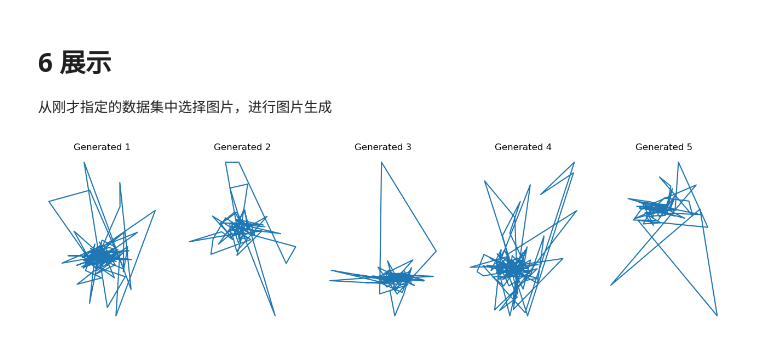
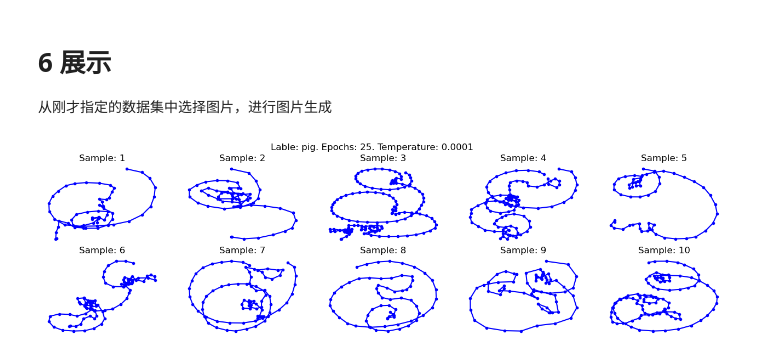
Before and after one commit to CoEric0/LJ_ai_task, a Jupyter notebook: final/SketchRNN.ipynb, the cells around one changed output. Cells and saved outputs as stored; diff of their text form; code cells hidden in the pictures.

```diff
--- a/final/SketchRNN.ipynb
+++ b/final/SketchRNN.ipynb
@@ -8,6 +8,9 @@ import numpy as np
 class Config():
     def __init__(self):
         self.mode = 'train' # train or test
+
+        self.continue_train = False # 是否继续训练
+        self.last_train_epoch = 0 # 上次训练的epoch
 
 
         # 数据的部分特征
@@ -39,14 +42,14 @@ class Config():
         self.grad_clip = 1.0 # 梯度裁剪
         self.batch_size = 100
         self.lr = 0.001
-        self.epoch = 10
+        self.epoch = 5 # 本次训练的epoch
         self.W_kl = 0.5 # kl损失的权重
-        self.temperature = 0.4 #温度参数
+        self.temperature = 0.0001 #温度参数
 
 
         # 测试参数
         self.test_epoch = self.epoch
-        self.gen_num = 5 # 生成的数据数量
+        self.gen_num = 10 # 生成的数据数量
 # %% [markdown]
 # 2 数据
 读入数据，并对数据进行预处理
@@ -541,0 +554,14 @@ class model(nn.Module):
+# %%
+config.mode = 'train'
+my_model = model(config)
+
+# 一些参数调整，根据实际情况选择
+config.continue_train = False
+# config.last_train_epoch = 20
+if config.continue_train:
+    my_model.encoder.load_state_dict(torch.load(f"./saved_model/trained_SRNN_{config.data_lable}_epoch{config.last_train_epoch}_encoder.pth", map_location=config.device))
+    my_model.decoder.load_state_dict(torch.load(f"./saved_model/trained_SRNN_{config.data_lable}_epoch{config.last_train_epoch}_decoder.pth", map_location=config.device))
+
+
+
+my_model.train(config, train_data, val_data)
@@ -544,12 +577,12 @@ class model(nn.Module):
 从刚才指定的数据集中选择图片，进行图片生成
 # %%
 config.mode = 'test'
-config.test_epoch = 10 # 可修改
+config.test_epoch = 25 # 根据实际情况选择
 test_model = model(config)
 
-test_model.encoder.load_state_dict(torch.load(f"trained_SRNN_{config.data_lable}_epoch{config.test_epoch}_encoder.pth", map_location=config.device))
-test_model.decoder.load_state_dict(torch.load(f"trained_SRNN_{config.data_lable}_epoch{config.test_epoch}_decoder.pth", map_location=config.device))
+test_model.encoder.load_state_dict(torch.load(f"./saved_model/trained_SRNN_{config.data_lable}_epoch{config.test_epoch}_encoder.pth", map_location=config.device))
+test_model.decoder.load_state_dict(torch.load(f"./saved_model/trained_SRNN_{config.data_lable}_epoch{config.test_epoch}_decoder.pth", map_location=config.device))
 
-test_model.test(config, test_data)
+test_model.test(config, test_data, epoch_now = config.test_epoch)
 # %% [output]
-[figure, old version]
+[figure, new version]
```
Also changed, not shown: parts of 3 cells of this notebook.
